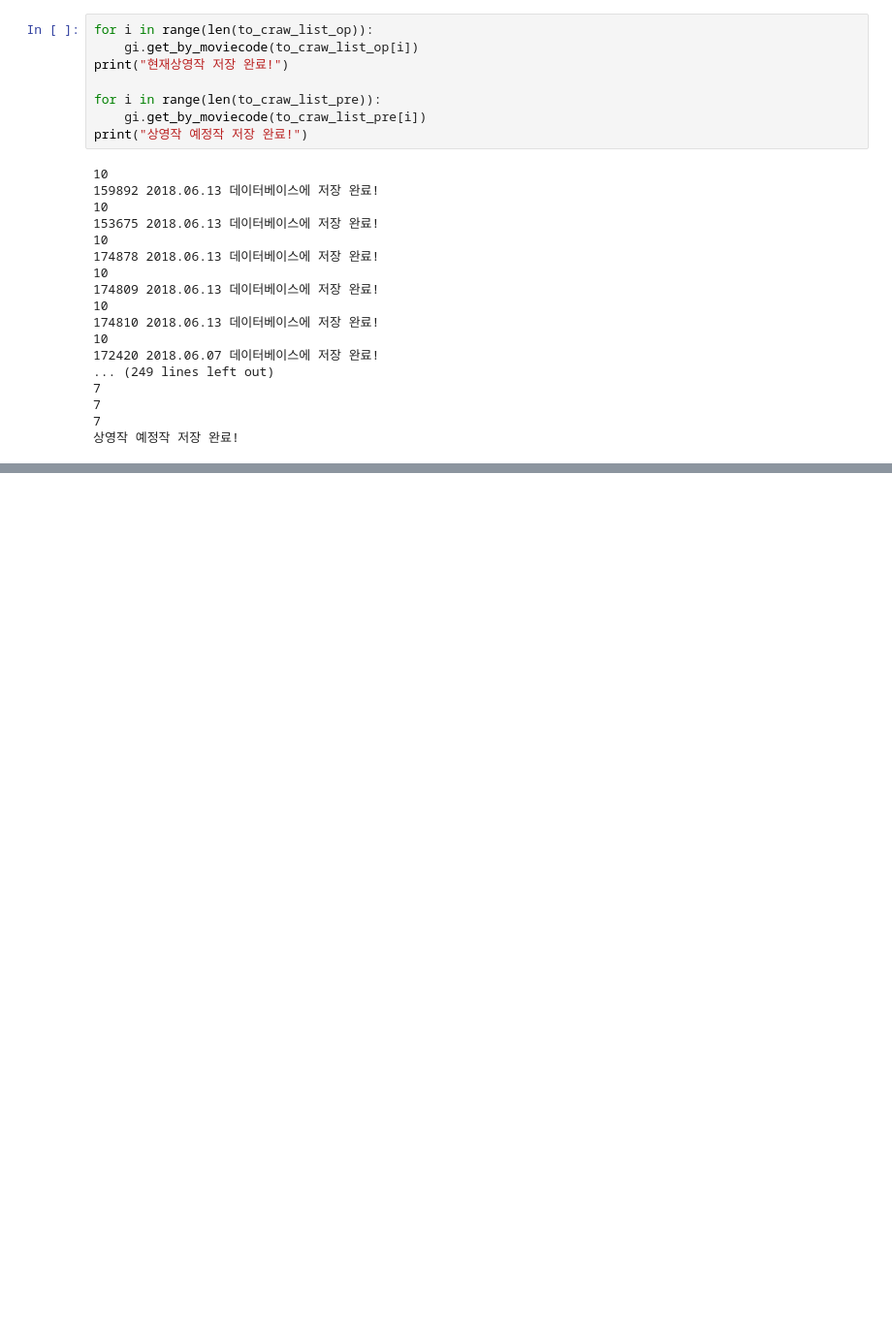
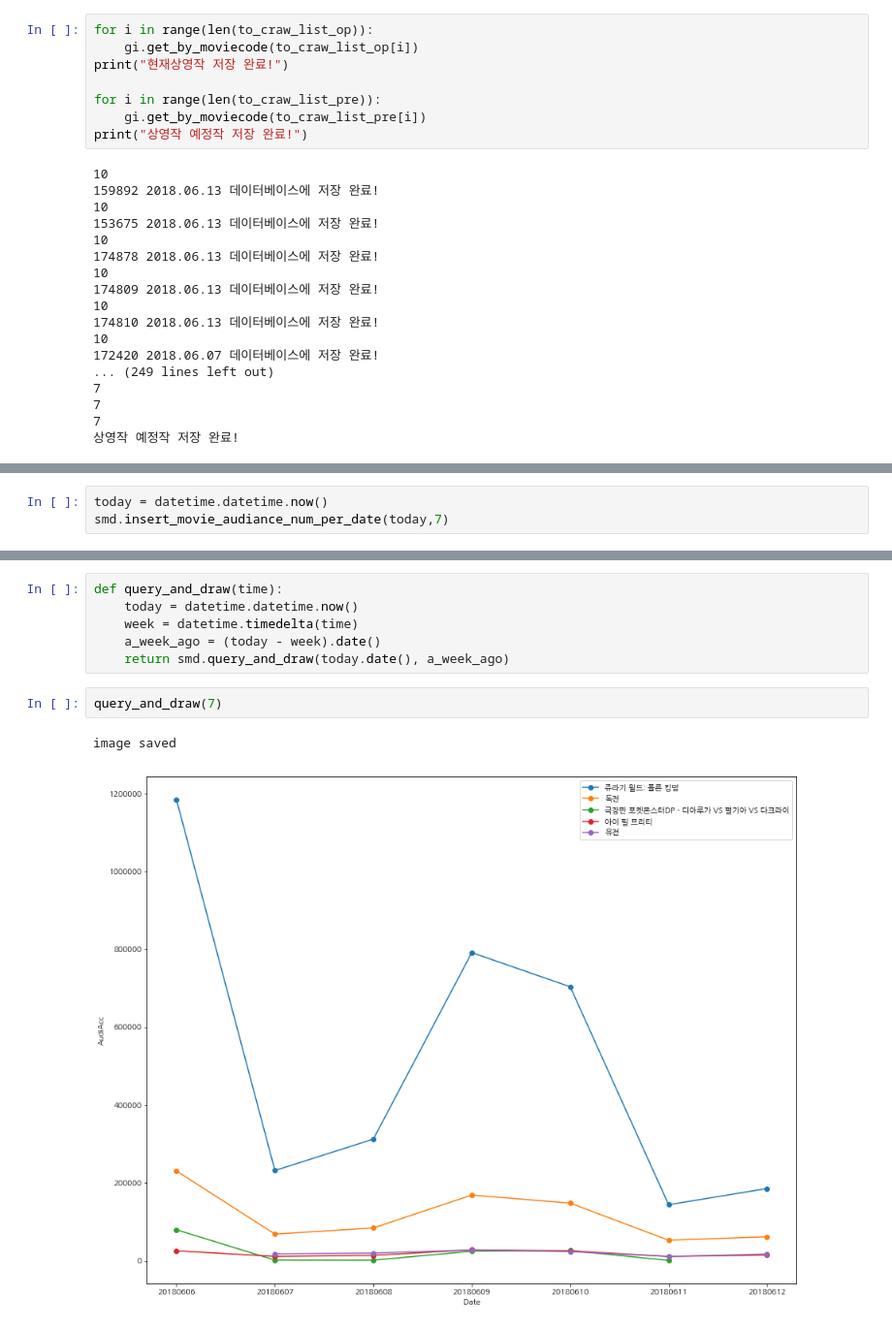
Before and after one commit to vividcloudpark/Chatbot_Project, a Jupyter notebook: Pipeline.ipynb, the cells around one changed output, grey strips where cells are left out. Shown at 97% size. Drawn from its saved outputs; the diff is of its cells as text; blank space fills up the shorter version.

```diff
--- a/Pipeline.ipynb
+++ b/Pipeline.ipynb
@@ -135,0 +109,3 @@ smd.query_and_draw('2018-01-30', '2018-01-15')
+# %%
+today = datetime.datetime.now()
+smd.insert_movie_audiance_num_per_date(today,7)
@@ -135,0 +148,11 @@ smd.query_and_draw('2018-01-30', '2018-01-15')
+# %%
+def query_and_draw(time):
+    today = datetime.datetime.now()
+    week = datetime.timedelta(time)
+    a_week_ago = (today - week).date()
+    return smd.query_and_draw(today.date(), a_week_ago)
+# %%
+query_and_draw(7)
+# %% [output]
+image saved
+[figure, added]
```
Also changed, not shown: parts of 10 cells of this notebook, 3 other files.
